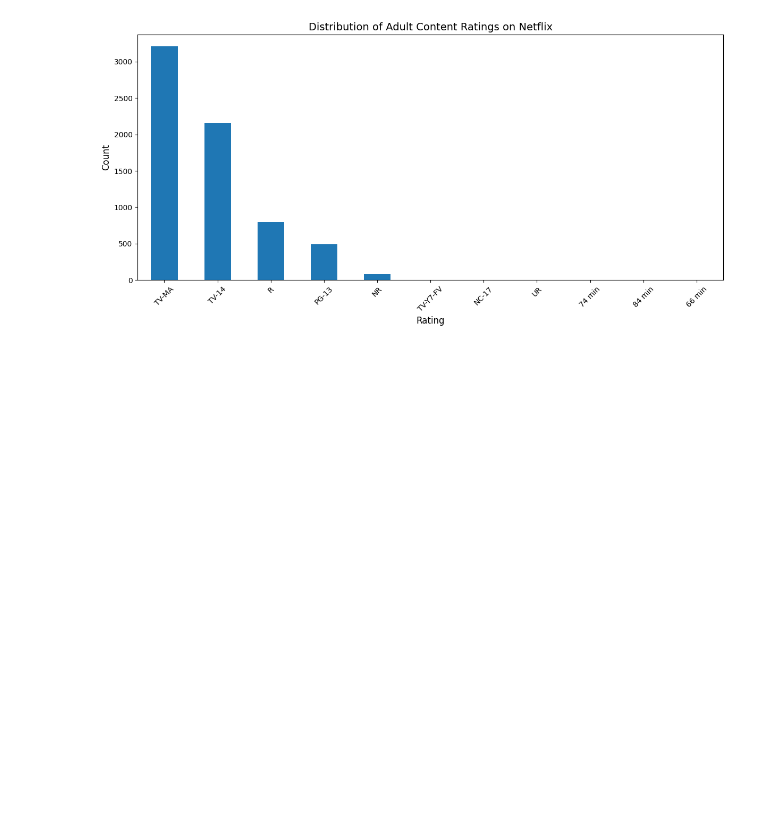
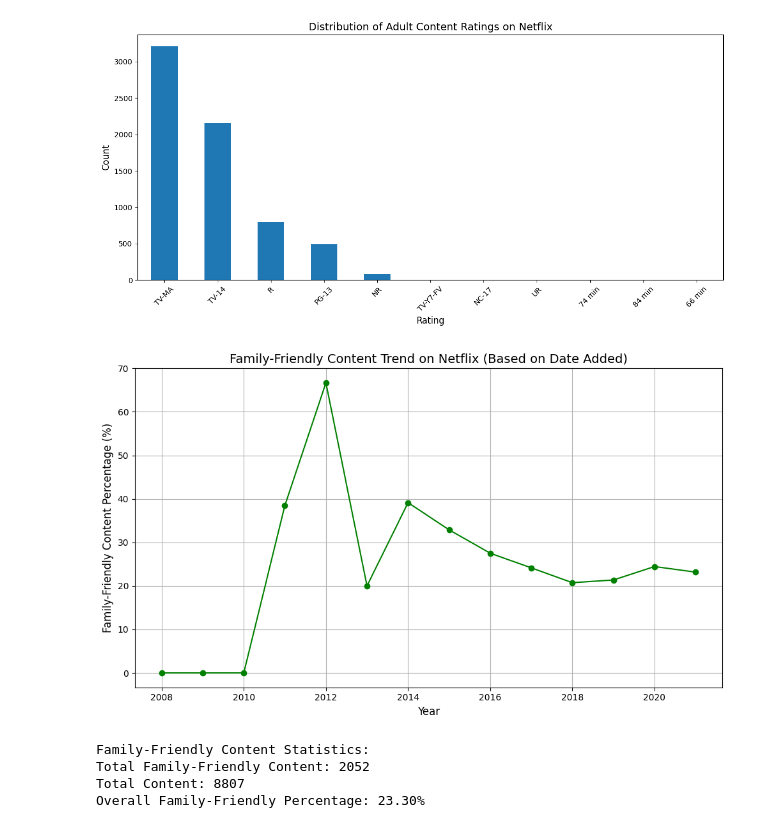
Before and after one commit to seungboAn/DATAthon, a Jupyter notebook: 김대환/joshworkspace.ipynb, the cells around one changed output. Saved outputs shown, nothing was run; the diff lists cells and outputs as text; code cells hidden in the pictures; blank space fills up the shorter version.

```diff
--- a/김대환/joshworkspace.ipynb
+++ b/김대환/joshworkspace.ipynb
@@ -236,3 +236,29 @@ plt.show()
 [figure]
 [figure]
 [figure]
+# %%
+# 연도별 family-friendly 콘텐츠 비율 추이
+plt.figure(figsize=(10, 6))
+family_trend = netflix_data.groupby('added_year')['family_friendly'].mean() * 100
+family_trend = family_trend.dropna()
+
+family_trend.plot(kind='line', marker='o', color='g')
+plt.title('Family-Friendly Content Trend on Netflix (Based on Date Added)', fontsize=14)
+plt.xlabel('Year', fontsize=12)
+plt.ylabel('Family-Friendly Content Percentage (%)', fontsize=12)
+plt.grid(True)
+plt.tight_layout()
+plt.show()
+
+print("\nFamily-Friendly Content Statistics:")
+total_family = netflix_data['family_friendly'].sum()
+total_content = len(netflix_data)
+print(f"Total Family-Friendly Content: {total_family}")
+print(f"Total Content: {total_content}")
+print(f"Overall Family-Friendly Percentage: {(total_family/total_content)*100:.2f}%")
+# %% [output]
+[figure, added]
+Family-Friendly Content Statistics:
+Total Family-Friendly Content: 2052
+Total Content: 8807
+Overall Family-Friendly Percentage: 23.30%
```
Also changed, not shown: parts of 3 cells of this notebook.
